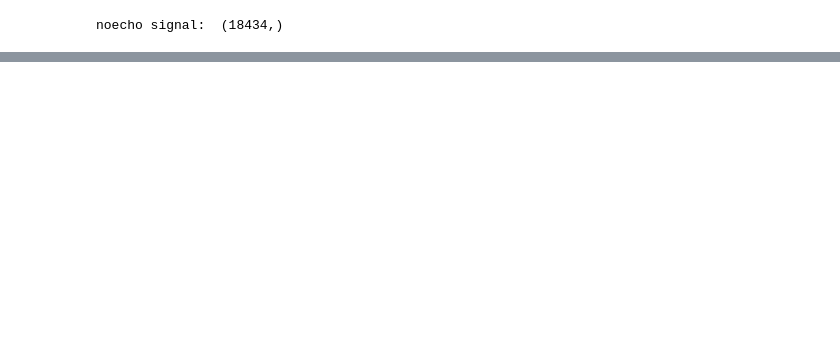
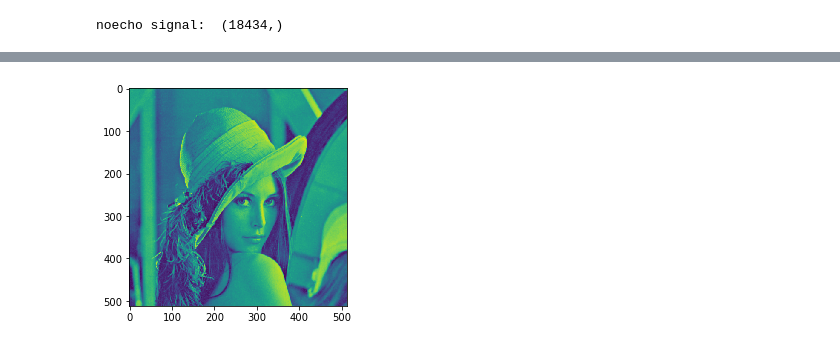
Before and after one commit to alejandrox1/MachineLearning, a Jupyter notebook: deep_learning/CNN/convolutions.ipynb, the cells around one changed output, grey strips where cells are left out. Saved outputs shown, nothing was run; the diff lists cells and outputs as text; code cells hidden in the pictures; blank space fills up the shorter version.

```diff
--- a/deep_learning/CNN/convolutions.ipynb
+++ b/deep_learning/CNN/convolutions.ipynb
@@ -71,0 +104,6 @@ plt.show()
+# %%
+bw = img.mean(axis=2)
+plt.imshow(bw)
+plt.show()
+# %% [output]
+[figure, added]
```
Also changed, not shown: parts of 24 cells of this notebook, 1 other file.
